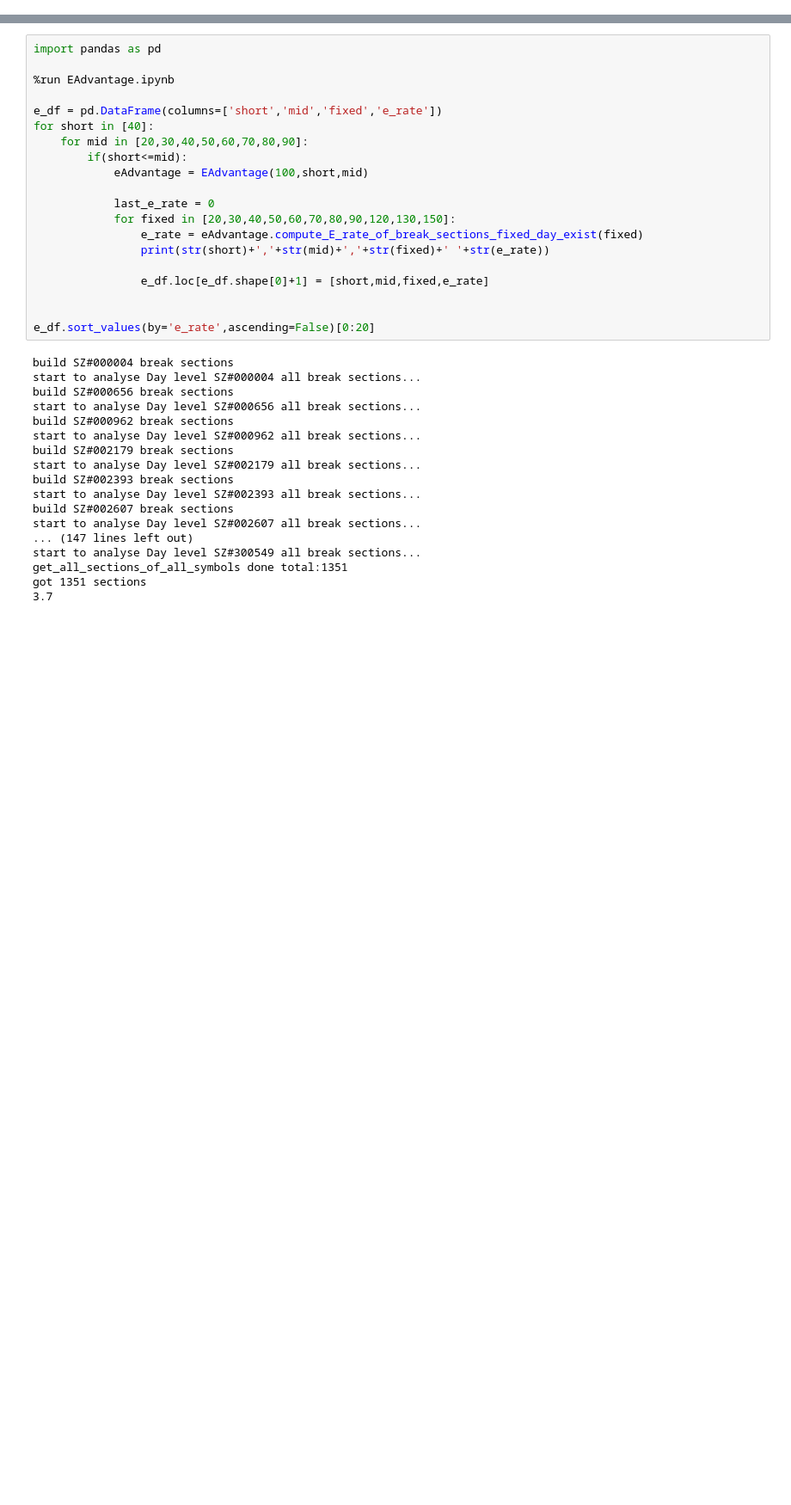
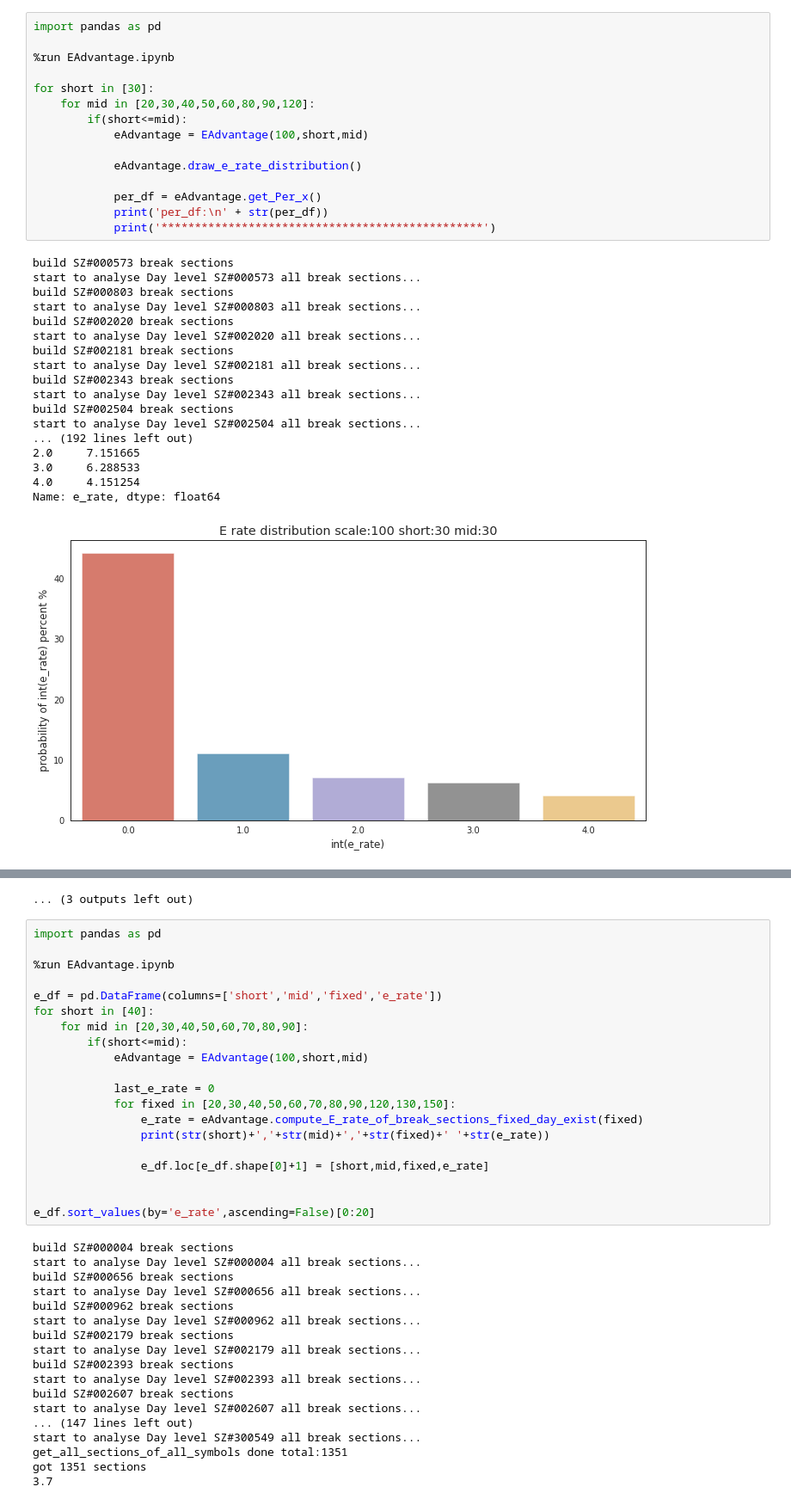
Before and after one commit to mojia/rocket, a Jupyter notebook: Runner_Rebuilder_4.ipynb, the cells around one changed output, grey strips where cells are left out. Shown at 86% size. Saved outputs shown, nothing was run; the diff lists cells and outputs as text; blank space fills up the shorter version.

```diff
--- a/Runner_Rebuilder_4.ipynb
+++ b/Runner_Rebuilder_4.ipynb
@@ -0,0 +1,34 @@
+# %%
+import pandas as pd
+
+%run EAdvantage.ipynb
+
+for short in [30]:
+    for mid in [20,30,40,50,60,80,90,120]:
+        if(short<=mid):
+            eAdvantage = EAdvantage(100,short,mid)
+
+            eAdvantage.draw_e_rate_distribution()
+
+            per_df = eAdvantage.get_Per_x()
+            print('per_df:\n' + str(per_df))
+            print('************************************************')
+# %% [output]
+build SZ#000573 break sections
+start to analyse Day level SZ#000573 all break sections...
+build SZ#000803 break sections
+start to analyse Day level SZ#000803 all break sections...
+build SZ#002020 break sections
+start to analyse Day level SZ#002020 all break sections...
+build SZ#002181 break sections
+start to analyse Day level SZ#002181 all break sections...
+build SZ#002343 break sections
+start to analyse Day level SZ#002343 all break sections...
+build SZ#002504 break sections
+start to analyse Day level SZ#002504 all break sections...
+... (192 lines left out)
+2.0     7.151665
+3.0     6.288533
+4.0     4.151254
+Name: e_rate, dtype: float64
+[figure, added]
@@ -1,3 +125,4 @@
+... (3 outputs left out)
 # %%
 import pandas as pd
 
```
Also changed, not shown: parts of 3 cells of this notebook, 5 other files.
